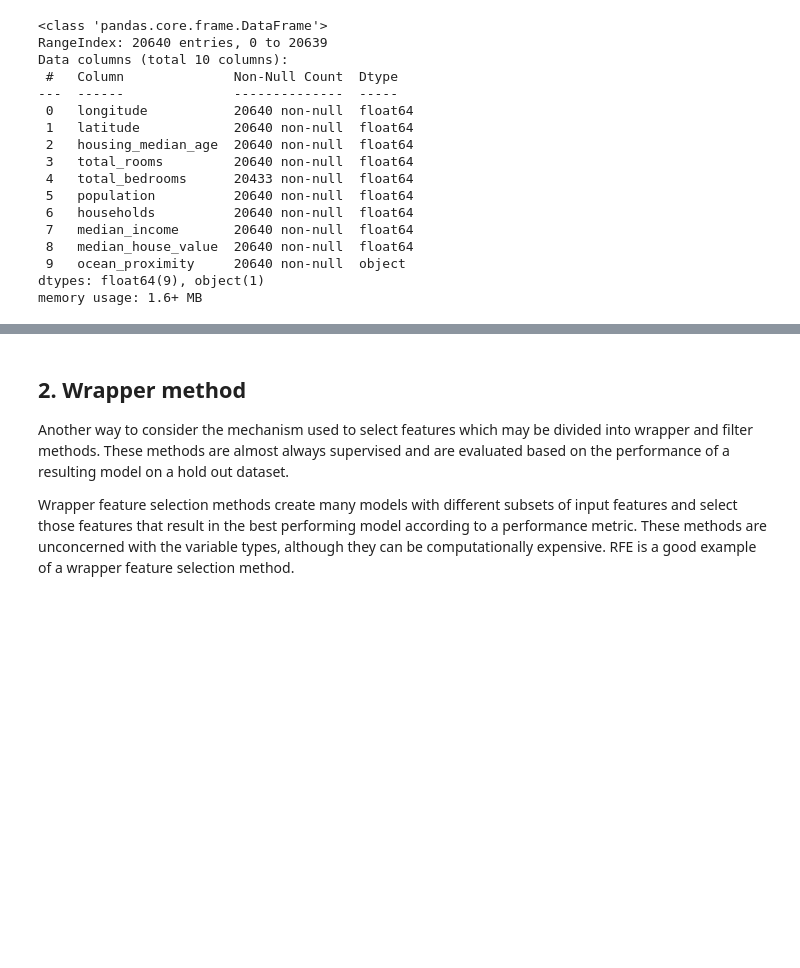
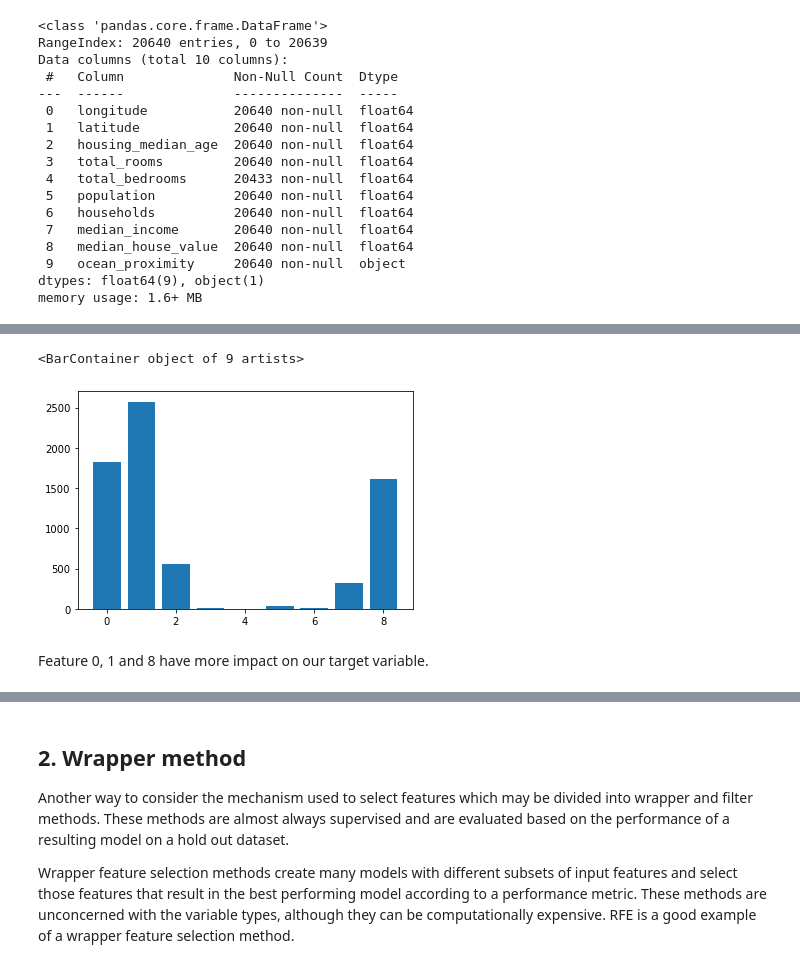
Before and after one commit to kawaremu/CodeLabsAcademy, a Jupyter notebook: Unit 2/Homeworks/features_extraction.ipynb, the cells around one changed output, grey strips where cells are left out. Drawn from its saved outputs; the diff is of its cells as text; code cells hidden in the pictures; blank space fills up the shorter version.

```diff
--- a/Unit 2/Homeworks/features_extraction.ipynb
+++ b/Unit 2/Homeworks/features_extraction.ipynb
@@ -71,0 +171,3 @@ In this method,
+# %%
+# Let's replace the missing values by the mean of that column
+X = X.fillna(X.mean())
@@ -71,0 +176,2 @@ In this method,
+# %%
+feature_selector = SelectKBest(score_func=f_classif,k='all')
@@ -71,0 +180,2 @@ In this method,
+# %%
+feature_selector.fit(X,y)
@@ -71,0 +190,3 @@ In this method,
+# %%
+for i in range(len(feature_selector.scores_)):
+	print('Feature %d: %f' % (i, feature_selector.scores_[i]))
@@ -71,0 +203,7 @@ In this method,
+# %%
+plt.bar([i for i in range(len(feature_selector.scores_))],feature_selector.scores_)
+# %% [output]
+<BarContainer object of 9 artists>
+[figure, added]
+# %% [markdown]
+Feature 0, 1 and 8 have more impact on our target variable.
```
Also changed, not shown: parts of 54 cells of this notebook, 1 other file.
